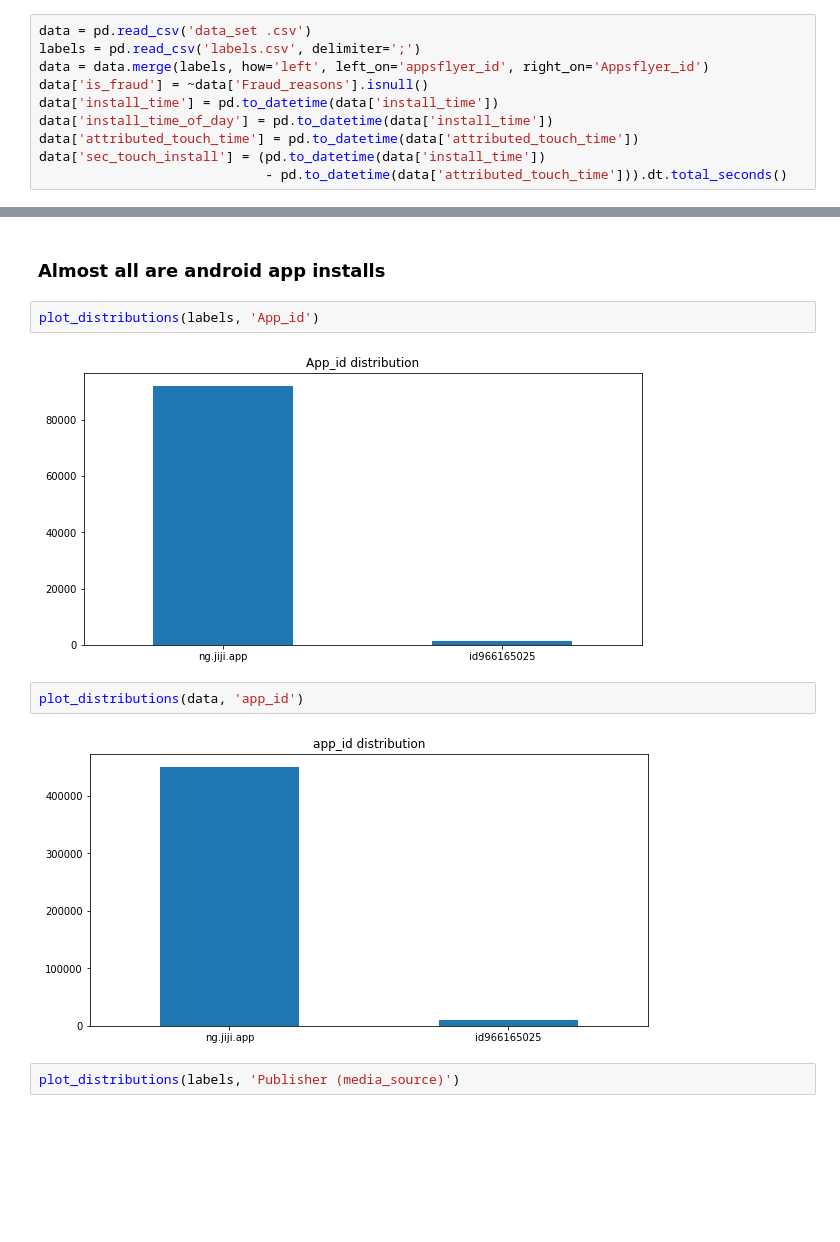
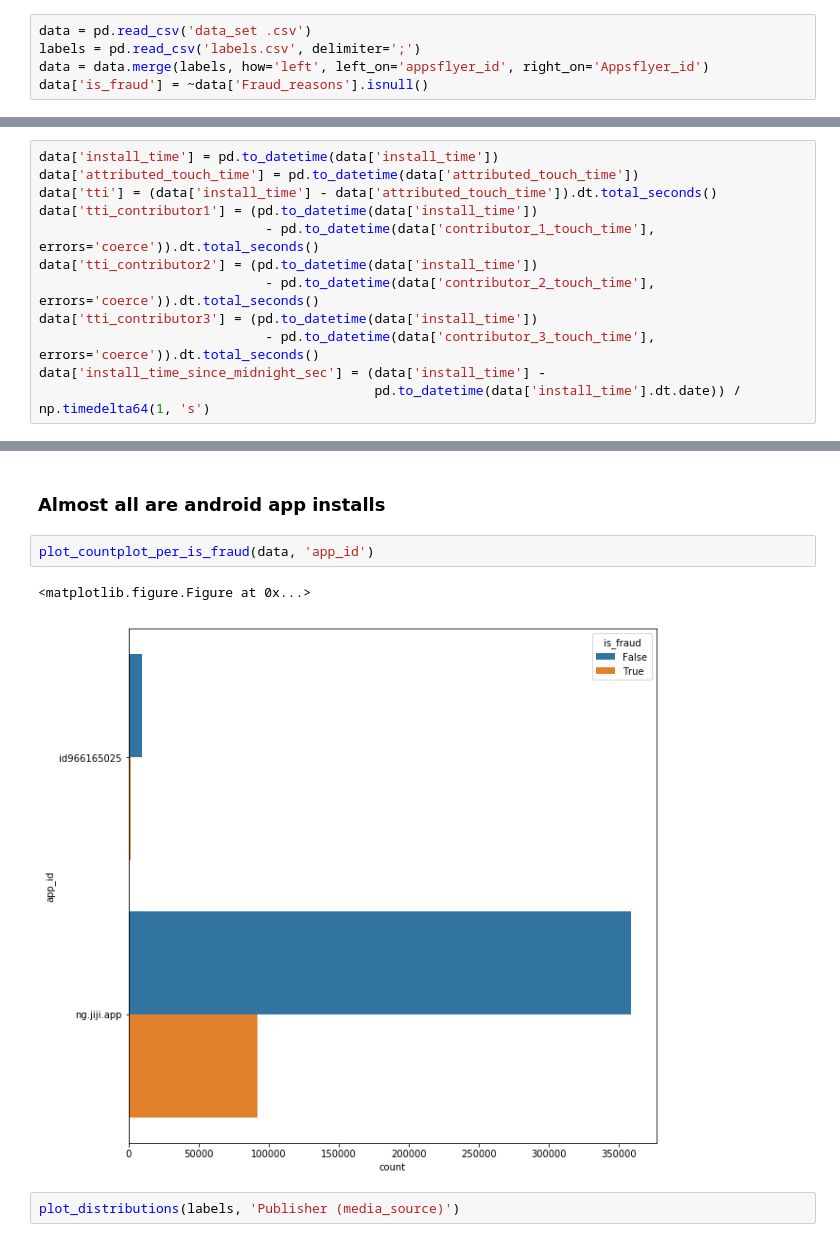
Before and after one commit to nazariinyzhnyk/mobile-ua-fraud-classification, a Jupyter notebook: EDA.ipynb, the cells around one changed output, grey strips where cells are left out. Cells and saved outputs as stored; diff of their text form; blank space fills up the shorter version.

```diff
--- a/EDA.ipynb
+++ b/EDA.ipynb
@@ -9,8 +9,3 @@ data = pd.read_csv('data_set .csv')
 labels = pd.read_csv('labels.csv', delimiter=';')
 data = data.merge(labels, how='left', left_on='appsflyer_id', right_on='Appsflyer_id')
 data['is_fraud'] = ~data['Fraud_reasons'].isnull()
-data['install_time'] = pd.to_datetime(data['install_time'])
-data['install_time_of_day'] = pd.to_datetime(data['install_time'])
-data['attributed_touch_time'] = pd.to_datetime(data['attributed_touch_time'])
-data['sec_touch_install'] = (pd.to_datetime(data['install_time'])
-                             - pd.to_datetime(data['attributed_touch_time'])).dt.total_seconds()
@@ -20,3 +12,15 @@ data['install_time_since_midnight_sec'] = (data['install_time'] -
+# %%
+data['install_time'] = pd.to_datetime(data['install_time'])
+data['attributed_touch_time'] = pd.to_datetime(data['attributed_touch_time'])
+data['tti'] = (data['install_time'] - data['attributed_touch_time']).dt.total_seconds()
+data['tti_contributor1'] = (pd.to_datetime(data['install_time'])
+                             - pd.to_datetime(data['contributor_1_touch_time'], errors='coerce')).dt.total_seconds()
+data['tti_contributor2'] = (pd.to_datetime(data['install_time'])
+                             - pd.to_datetime(data['contributor_2_touch_time'], errors='coerce')).dt.total_seconds()
+data['tti_contributor3'] = (pd.to_datetime(data['install_time'])
+                             - pd.to_datetime(data['contributor_3_touch_time'], errors='coerce')).dt.total_seconds()
+data['install_time_since_midnight_sec'] = (data['install_time'] -
+                                           pd.to_datetime(data['install_time'].dt.date)) / np.timedelta64(1, 's')
 # %%
 data.head()
 # %% [output]
@@ -86,13 +99,10 @@ plot_distributions(labels, 'Fraud_reasons')
 # %% [markdown]
 ### Almost all are android app installs
-# %%
-plot_distributions(labels, 'App_id')
-# %% [output]
-[figure, removed]
 # %%
-plot_distributions(data, 'app_id')
+plot_countplot_per_is_fraud(data, 'app_id')
 # %% [output]
+<matplotlib.figure.Figure at 0x...>
-[figure, old version]
+[figure, new version]
 # %%
 plot_distributions(labels, 'Publisher (media_source)')
 # %% [output]
```
Also changed, not shown: parts of 31 cells of this notebook, 2 other files.
